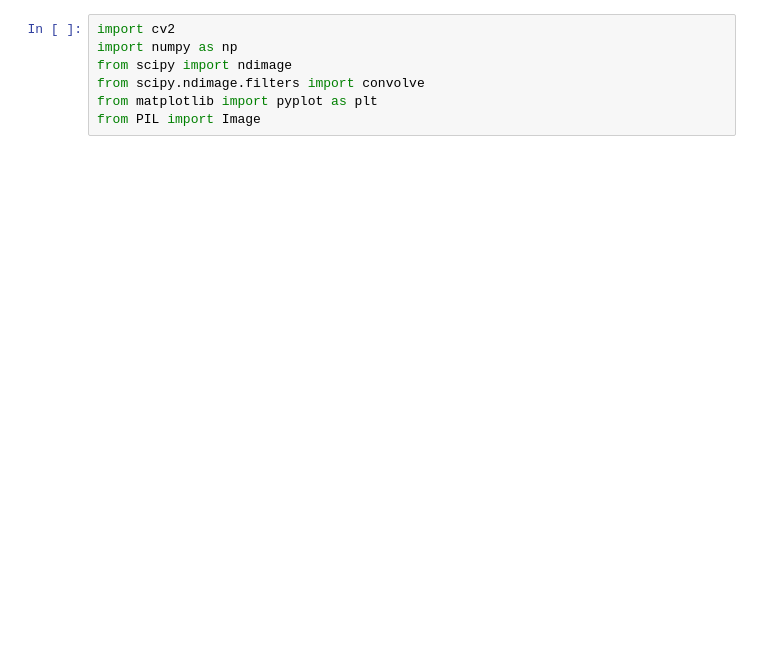
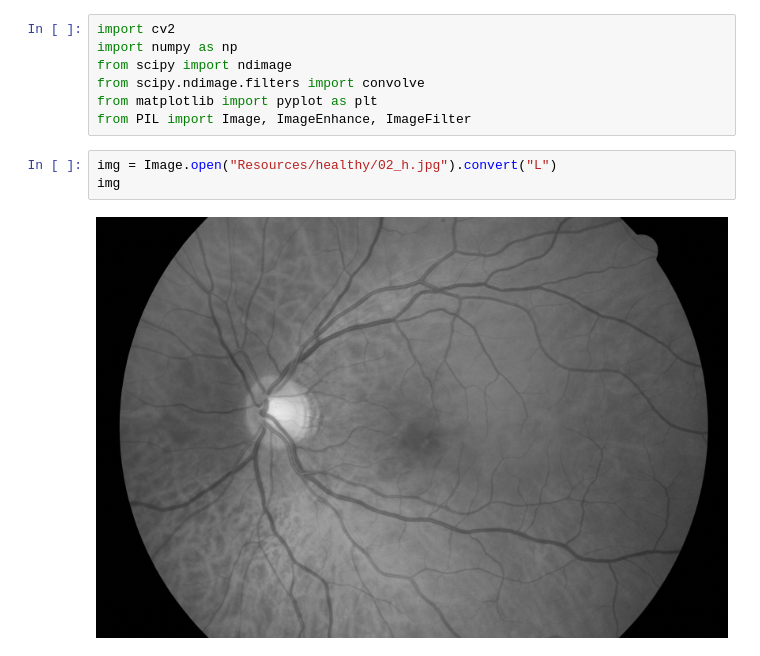
Before and after one commit to MateuszKruk1303/Optic_Disc_Recognition, a Jupyter notebook: Project.ipynb, the cells around one changed output. Drawn from its saved outputs; the diff is of its cells as text; blank space fills up the shorter version.

```diff
--- a/Project.ipynb
+++ b/Project.ipynb
@@ -4,4 +4,9 @@ import numpy as np
 from scipy import ndimage
 from scipy.ndimage.filters import convolve
 from matplotlib import pyplot as plt
-from PIL import Image
+from PIL import Image, ImageEnhance, ImageFilter
+# %%
+img = Image.open("Resources/healthy/02_h.jpg").convert("L")
+img
+# %% [output]
+[figure, added]
```
Also changed, not shown: parts of 8 cells of this notebook, 15 other files.
